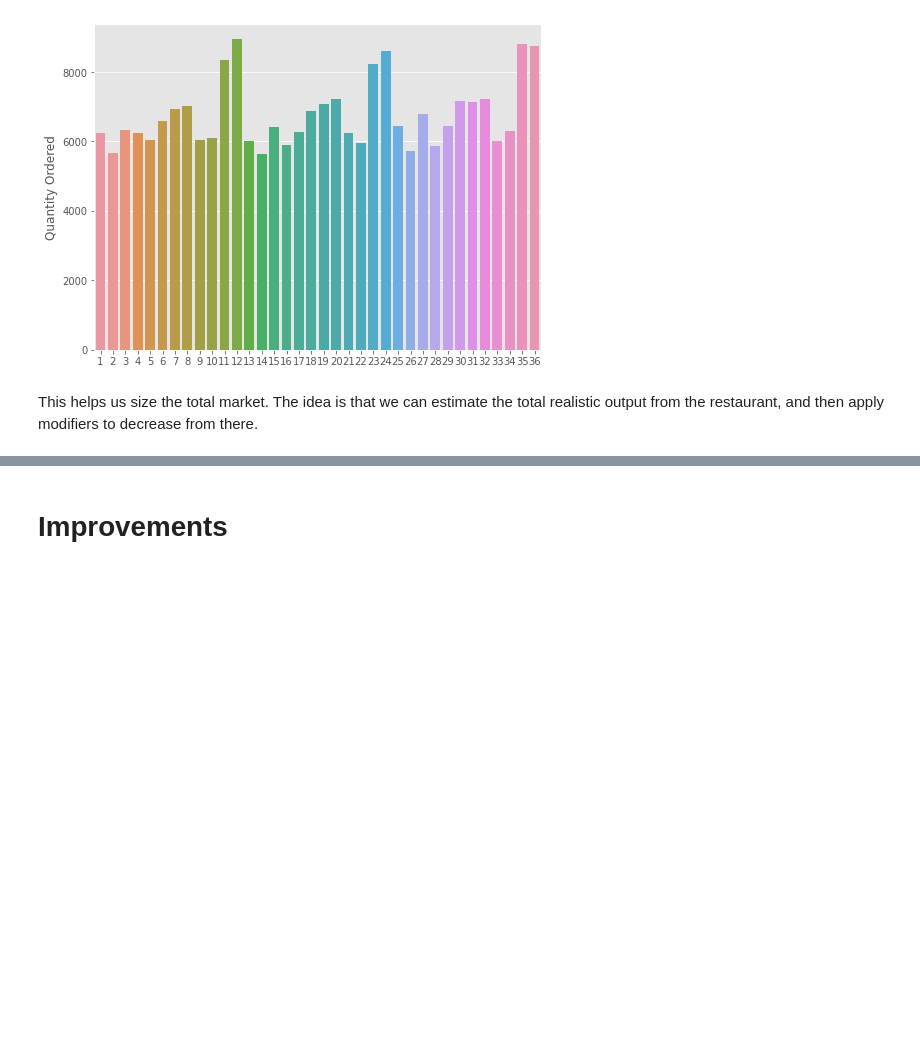
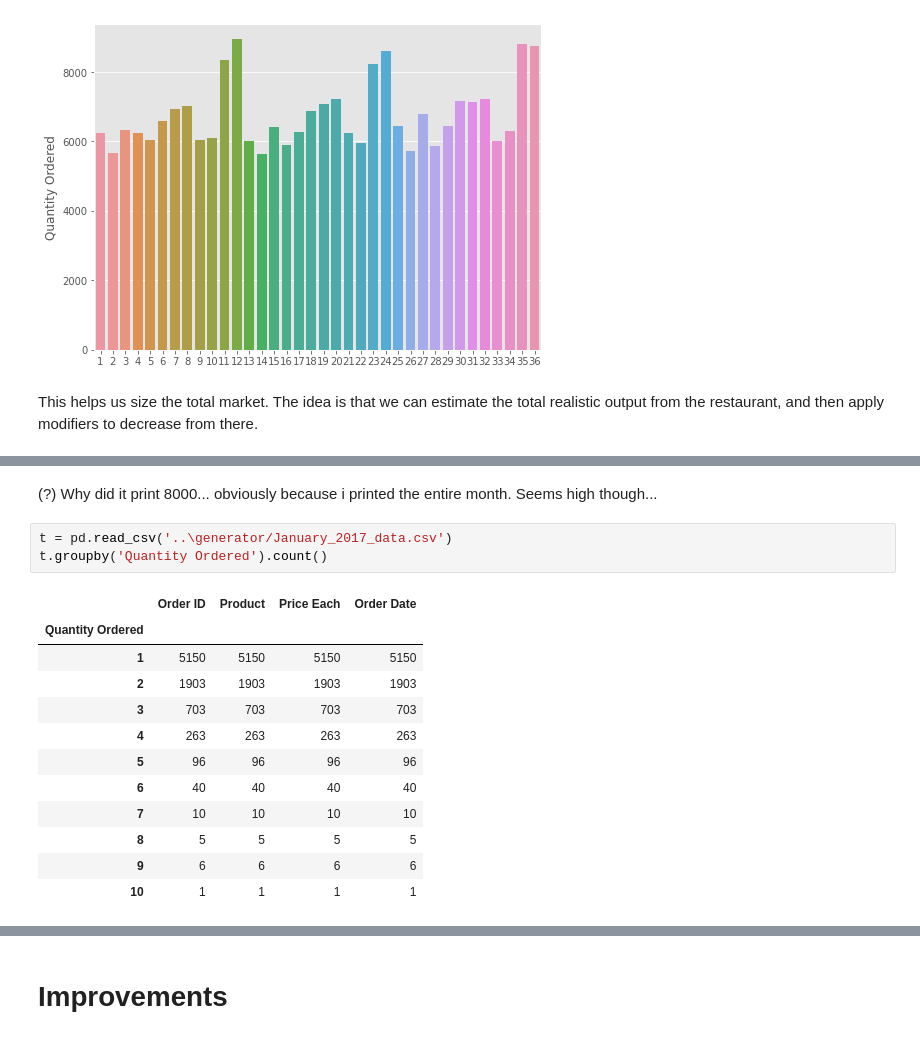
Before and after one commit to onederekchen/thaitanic, a Jupyter notebook: generator/generator_explanation.ipynb, the cells around one changed output, grey strips where cells are left out. Saved outputs shown, nothing was run; the diff lists cells and outputs as text; blank space fills up the shorter version.

```diff
--- a/generator/generator_explanation.ipynb
+++ b/generator/generator_explanation.ipynb
@@ -290,0 +403,18 @@ I peeked at yelp too for input and considered scraping them for ratings, but the
+# %% [markdown]
+(?) Why did it print 8000... obviously because i printed the entire month. Seems high though...
+# %%
+t = pd.read_csv('..\generator/January_2017_data.csv')
+t.groupby('Quantity Ordered').count()
+# %% [output]
+|  | Order ID | Product | Price Each | Order Date |
+| Quantity Ordered |  |  |  |  |
+| 1 | 5150 | 5150 | 5150 | 5150 |
+| 2 | 1903 | 1903 | 1903 | 1903 |
+| 3 | 703 | 703 | 703 | 703 |
+| 4 | 263 | 263 | 263 | 263 |
+| 5 | 96 | 96 | 96 | 96 |
+| 6 | 40 | 40 | 40 | 40 |
+| 7 | 10 | 10 | 10 | 10 |
+| 8 | 5 | 5 | 5 | 5 |
+| 9 | 6 | 6 | 6 | 6 |
+| 10 | 1 | 1 | 1 | 1 |
```
Also changed, not shown: parts of 30 cells of this notebook, 2 other files.
